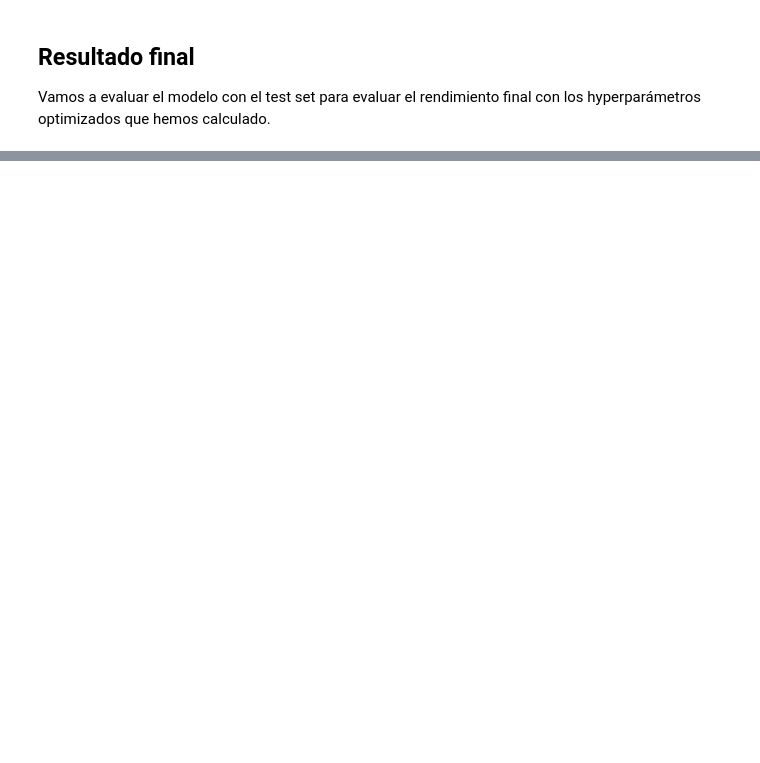
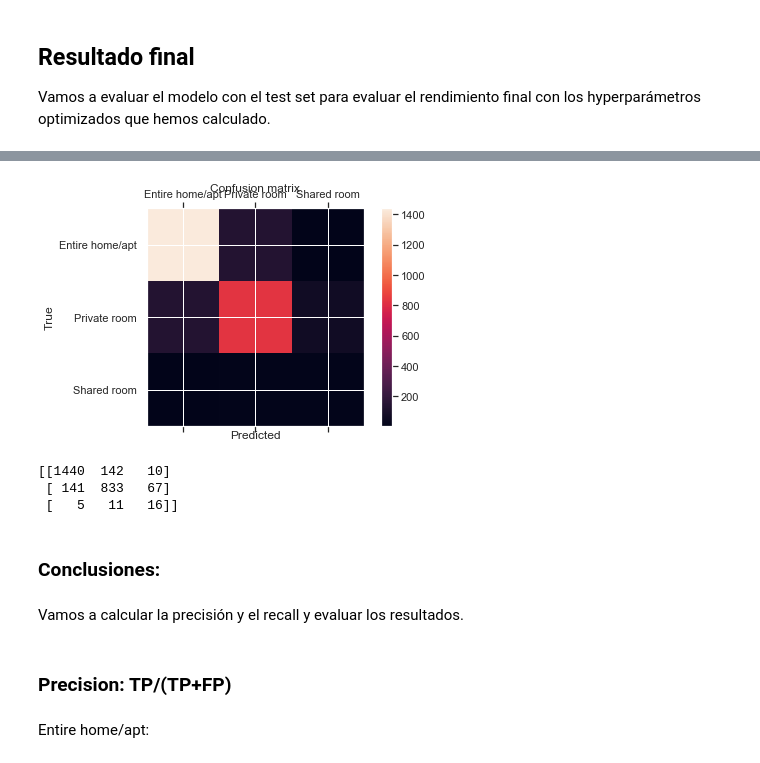
Before and after one commit to adzarei/uned-master-bigdata, a Jupyter notebook: AAI/TP3/TP3-SVM-ClassificationAdrian_Zapater.ipynb, the cells around one changed output, grey strips where cells are left out. Saved outputs shown, nothing was run; the diff lists cells and outputs as text; code cells hidden in the pictures; blank space fills up the shorter version.

Commit message:
clasification problem finished. Conclusions added.

```diff
--- a/AAI/TP3/TP3-SVM-ClassificationAdrian_Zapater.ipynb
+++ b/AAI/TP3/TP3-SVM-ClassificationAdrian_Zapater.ipynb
@@ -290,11 +296,8 @@ from sklearn.metrics import confusion_matrix
 
 final_clf = Pipeline([
     ("hot_col_trs",hot_col_trs),
-    ("model", SVC()) # Params
+    ("model", SVC( C=46340.95001184158, gamma=0.0312, kernel='rbf', class_weight='balanced', verbose=True)) # Params
 ])
 
 final_clf.fit(x_train, y_train)
 clf_predict = final_clf.predict(x_test)
-
-confusion_matrix(y_test, clf_predict)
-# Measure Accuracy.....
@@ -303,0 +309,31 @@ confusion_matrix(y_test, clf_predict)
+# %%
+room_type_enum = ['Entire home/apt','Private room','Shared room']
+
+cm = confusion_matrix(y_test, clf_predict, room_type_enum)
+# %%
+fig = plt.figure()
+ax = fig.add_subplot(111)
+cax = ax.matshow(cm)
+plt.title('Confusion matrix')
+fig.colorbar(cax)
+ax.set_xticklabels([''] + room_type_enum)
+ax.set_yticklabels([''] + room_type_enum)
+plt.xlabel('Predicted')
+plt.ylabel('True')
+plt.show()
+# %% [output]
+[figure, added]
+# %%
+print(cm)
+# %% [output]
+[[1440  142   10]
+ [ 141  833   67]
+ [   5   11   16]]
+# %% [markdown]
+### Conclusiones:
+# %% [markdown]
+Vamos a calcular la precisión y el recall y evaluar los resultados.
+# %% [markdown]
+### Precision: TP/(TP+FP)
+# %% [markdown]
+Entire home/apt:
```
Also changed, not shown: parts of 17 cells of this notebook.
